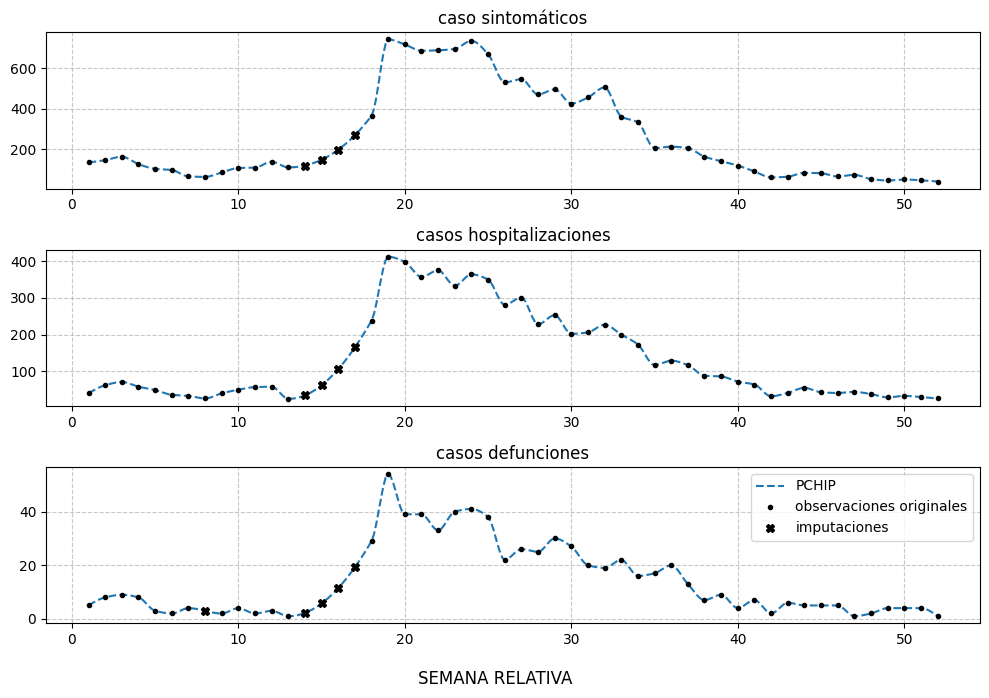
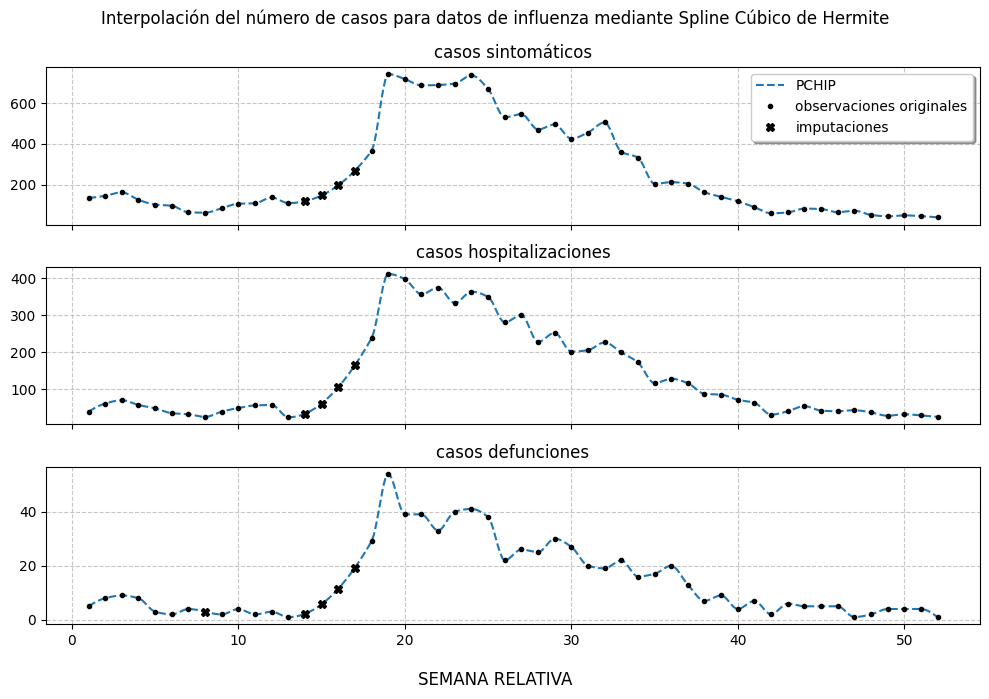
Code edit (unified diff) that turned the first committed figure into the second:
--- before
+++ after
@@ -2,5 +2,5 @@
 
 casos =  ["SINT", "HOSP", "DEF"]
-titulos = ["caso sintomáticos", "casos hospitalizaciones", "casos defunciones"]
+titulos = ["casos sintomáticos", "casos hospitalizaciones", "casos defunciones"]
 
 for i in range(3):
@@ -20,9 +20,13 @@
     ax[i].grid(True, linestyle='--', alpha=0.7)
     ax[i].set_title(titulos[i])
+    ax[i].set_xlabel(None)
+
 
 fig.supxlabel("SEMANA RELATIVA")
+fig.suptitle("Interpolación del número de casos para datos de influenza mediante Spline Cúbico de Hermite")
 
-
+ax[0].set_xticklabels([])
+ax[1].set_xticklabels([])
+ax[0].legend(loc='upper right', fancybox=True, shadow=True)
 plt.tight_layout()
-plt.legend()
-plt.show()
+plt.show() 

Commit: update